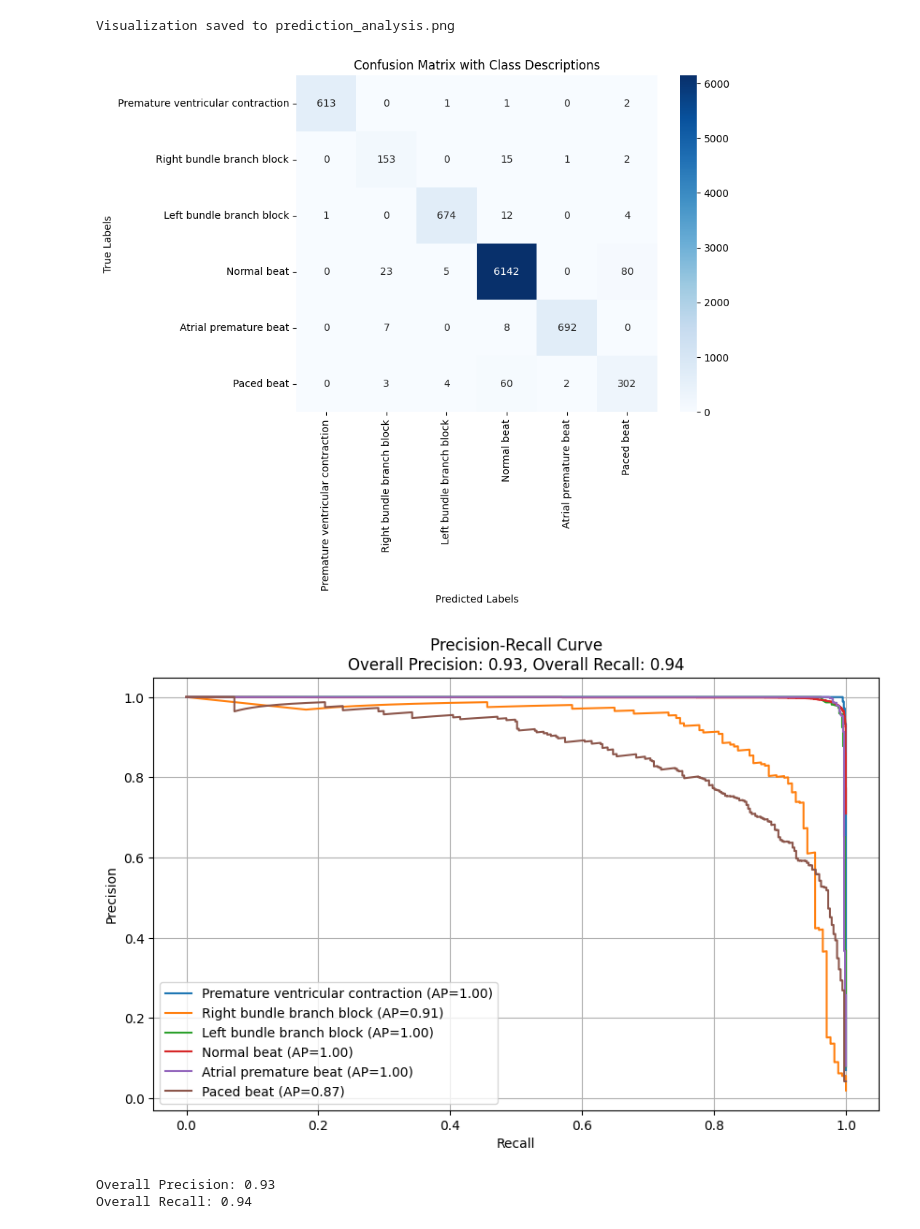
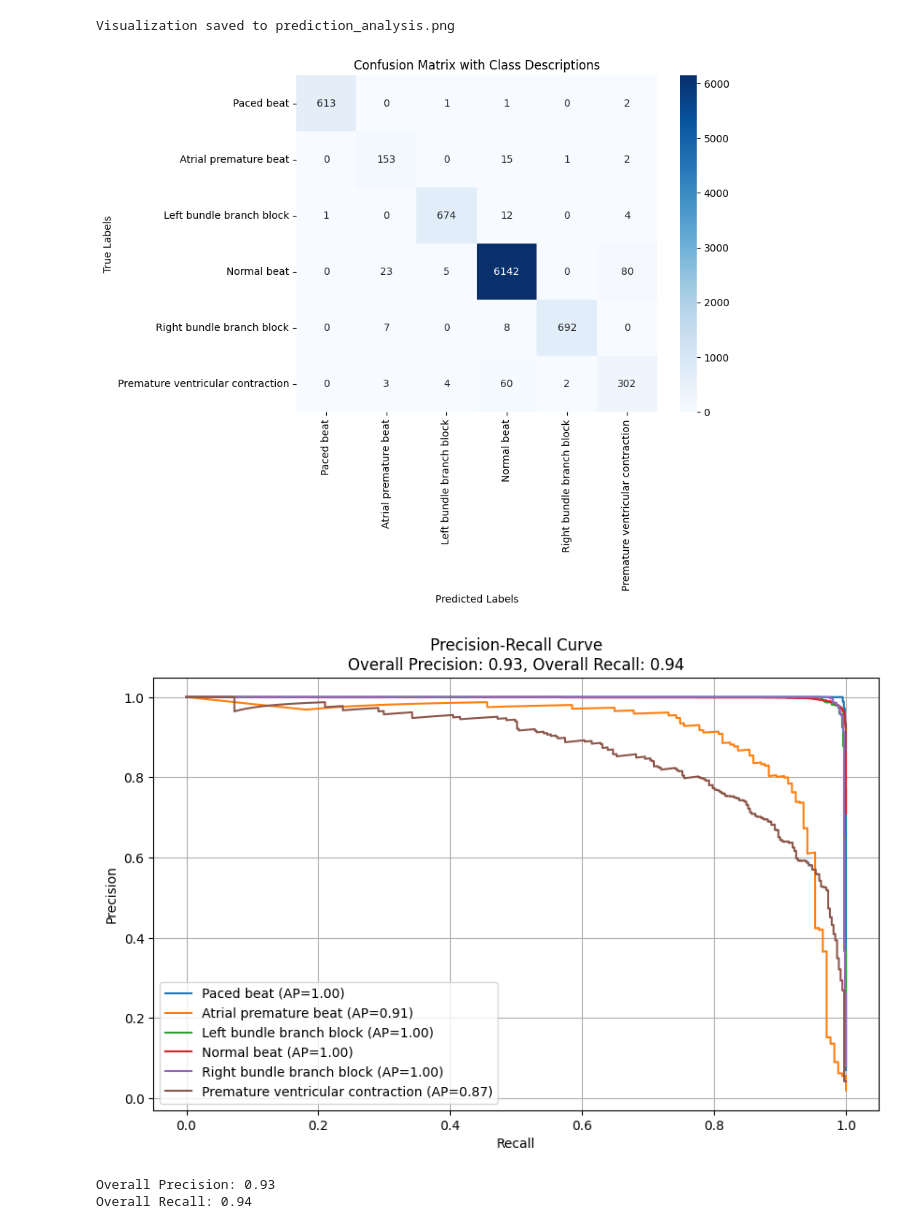
Before and after one commit to narayansharma-21/ArrhythmiaClassifier, a Jupyter notebook: cnn_model.ipynb, the cells around one changed output. Saved outputs shown, nothing was run; the diff lists cells and outputs as text; code cells hidden in the pictures.

```diff
--- a/cnn_model.ipynb
+++ b/cnn_model.ipynb
@@ -726,35 +726,35 @@ all_labels = np.array(all_labels)
 all_probs = np.vstack(all_probs)
 # %%
 class_map = {
-    0: 'V',
-    1: 'R',
+    0: '/',
+    1: 'A',
     2: 'L',
     3: 'N',
-    4: 'A',
-    5: '/'
+    4: 'R',
+    5: 'V'
 }
 
 # convert numeric labels to symbolic labels
 true_labels_str = [class_map[label] for label in all_labels]
 pred_labels_str = [class_map[label] for label in all_preds]
 
 symbol_list = list(class_map.values())
 
 # get class descriptions for display
 display_labels = [get_symbol_description(sym) for sym in symbol_list]
 
 # create confusion matrix
 cm = confusion_matrix(true_labels_str, pred_labels_str, labels=symbol_list)
 
 # plot confusion matrix
 plt.figure(figsize=(8, 6))
 sns.heatmap(cm, annot=True, fmt="d", cmap="Blues", xticklabels=display_labels, yticklabels=display_labels)
 plt.xlabel("Predicted Labels")
 plt.ylabel("True Labels")
 plt.title("Confusion Matrix with Class Descriptions")
 plt.show()
 # %% [output]
-[figure, old version]
+[figure, new version]
 # %%
 display_labels = [get_symbol_description(class_map[i]) for i in range(len(class_map))]
 
@@ -780,6 +780,6 @@ plt.show()
 print(f"Overall Precision: {overall_precision:.2f}")
 print(f"Overall Recall: {overall_recall:.2f}")
 # %% [output]
-[figure, old version]
+[figure, new version]
 Overall Precision: 0.93
 Overall Recall: 0.94
```
